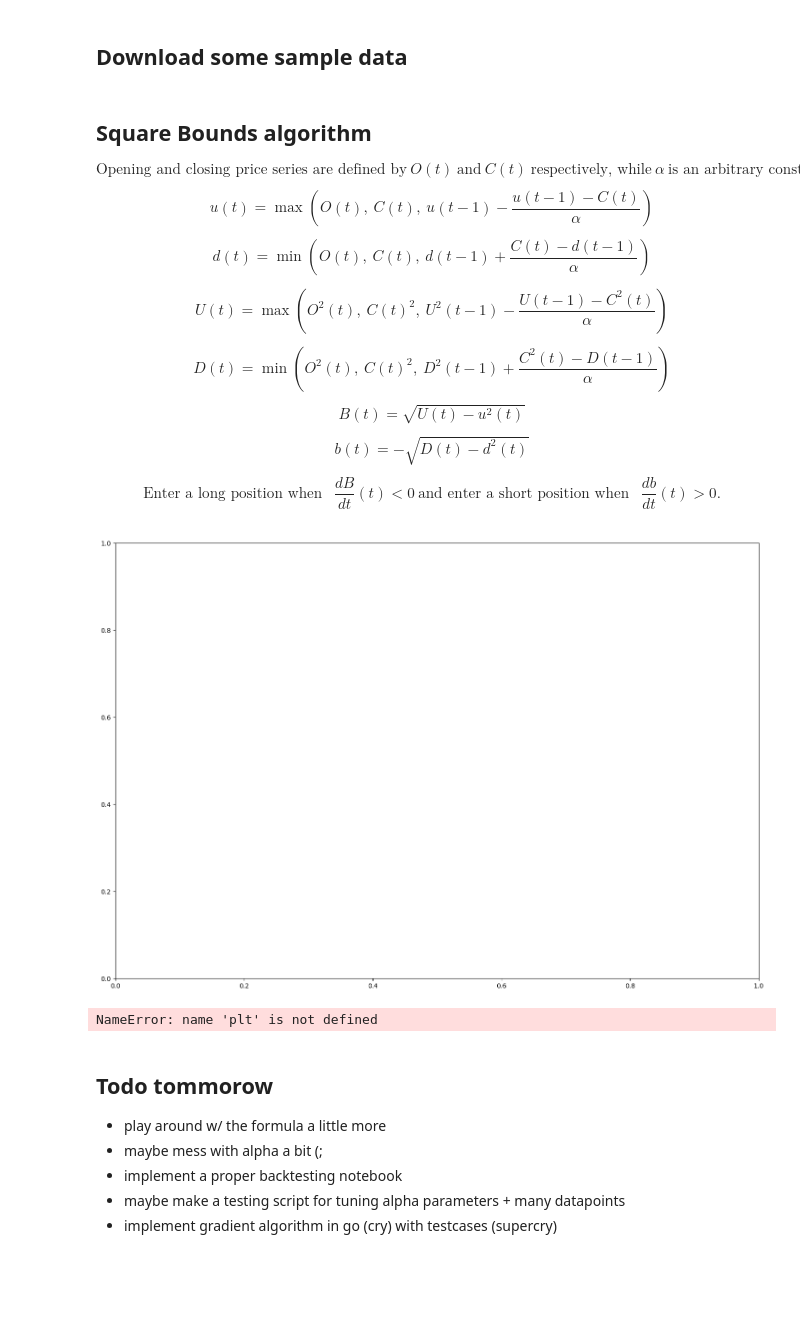
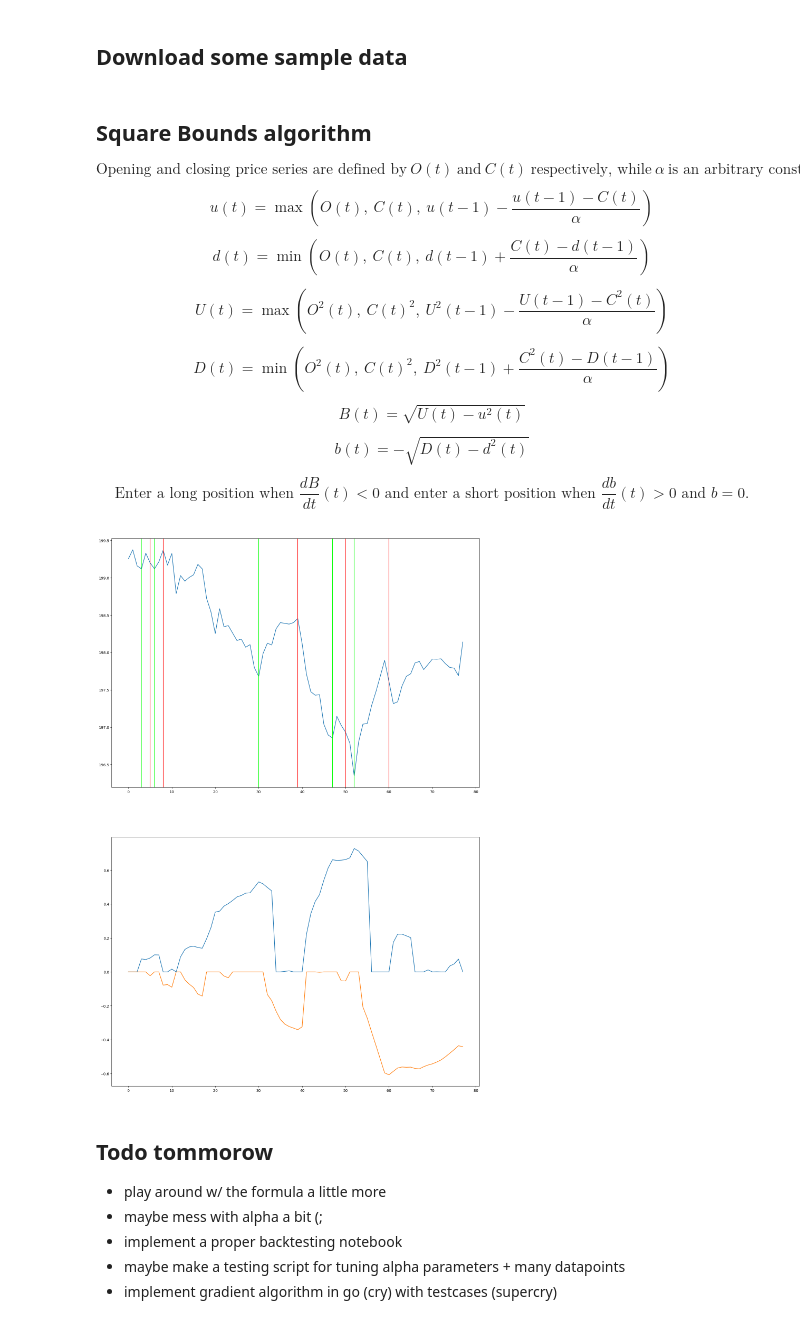
Before and after one commit to Juicestus/tradeautomation, a Jupyter notebook: strategies/squarebounds2/sb.ipynb, the cells around one changed output. Cells and saved outputs as stored; diff of their text form; code cells hidden in the pictures; blank space fills up the shorter version.

```diff
--- a/strategies/squarebounds2/sb.ipynb
+++ b/strategies/squarebounds2/sb.ipynb
@@ -35,11 +35,12 @@ $$ B(t) = \sqrt{U(t)-u^2(t)} $$
 
 $$ b(t) = -\sqrt{D(t)-d^2(t)} $$
 
-$$ \text{Enter a long position when }\ \ \frac{dB}{dt}(t) < 0\ \text{and enter a short position when }\ \ \frac{db}{dt}(t) > 0 \text{.} $$
+$$ \text{Enter a long position when }\frac{dB}{dt}(t) < 0 \text{ and enter a short position when } \frac{db}{dt}(t) > 0\text{ and }b=0\text{.} $$
 # %%
 import pandas as pd
 import numpy as np
 import priceanalytics.plot as plot
+import matplotlib.pyplot as plt
 
 def roll(a, window):
     shape = a.shape[:-1] + (a.shape[-1] - window + 1, window)
@@ -95,7 +96,7 @@ def sb(close, _open):
         if not inpos and bull_1st_ddt[i] < 0 and bear[i] == 0 :#and bear_1st_ddt[i] < 0:
             inpos = True
             longs.append(i)
-        elif inpos and bear_1st_ddt[i] > 0 and bull[i] == 0:#and bull_1st_ddt[i] > 0:
+        elif inpos and bear_1st_ddt[i] > 0:#and bull[i] == 0:#and bull_1st_ddt[i] > 0:
             inpos = False
             shorts.append(i)
 
@@ -116,36 +117,35 @@ def sb(close, _open):
 
         plt.plot(bull)
 #         plt.plot(bull_ma)
 
         plt.plot(bear)
 
 #         plt.plot(bear_ma)
 
 
 #         m.next()
 
 #         plt.plot(bull_1st_ddt)
 #         plt.plot(bull_2nd_ddt)
 #         #bear_1st_ddt, bear_2nd_ddt
 
 
 
     #return df
 
 
 def test_sb(df):
 
 
     close = df['close'].to_numpy()
     _open = df['open'].to_numpy()
 
     sb(close, _open)
 
 
-test_sb(dfs[-1].copy())
+test_sb(dfs[-7].copy())
 # %% [output]
-[figure, old version]
+[figure, new version]
-NameError: name 'plt' is not defined
 # %% [markdown]
 ## Todo tommorow
 
```
Also changed, not shown: parts of 1 cell of this notebook.
